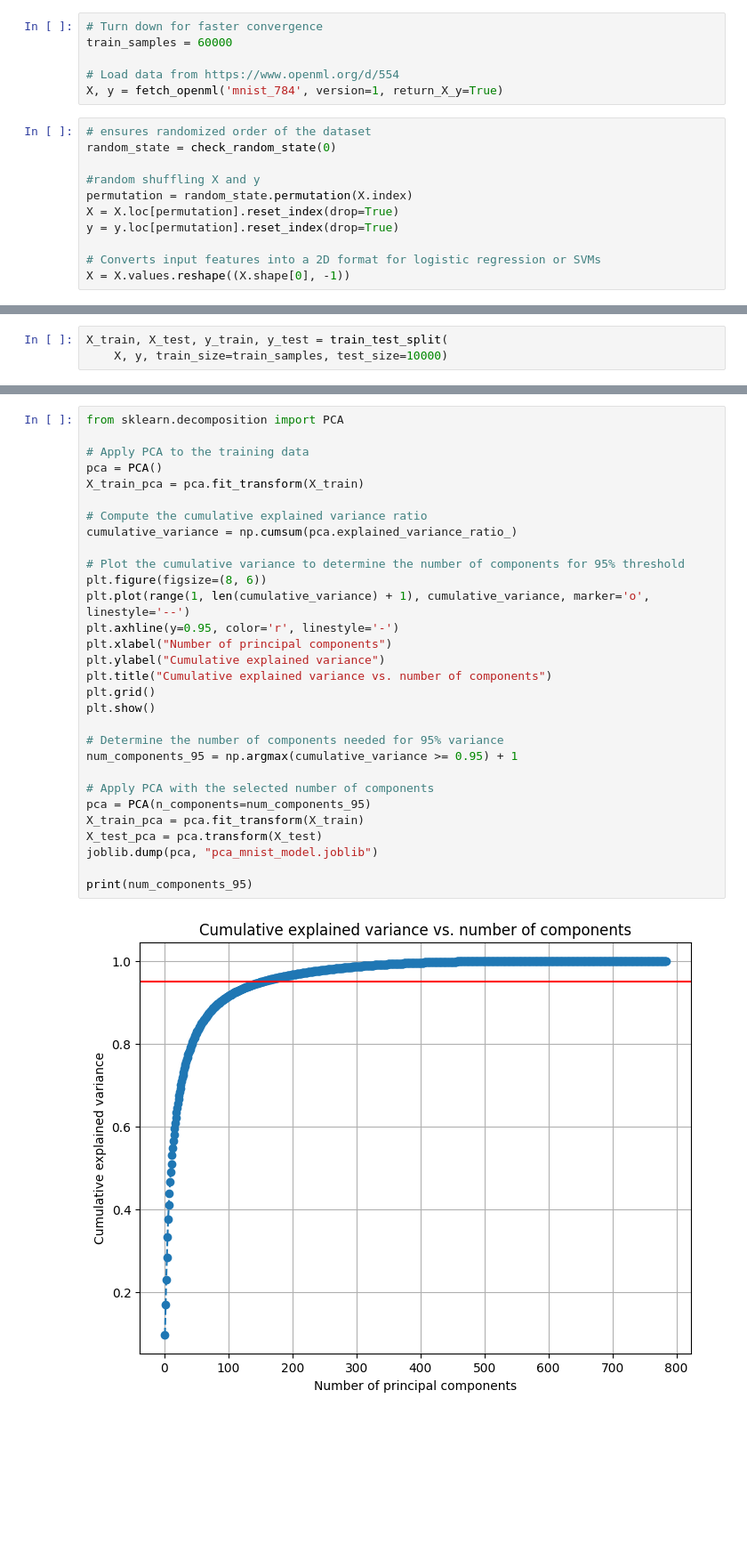
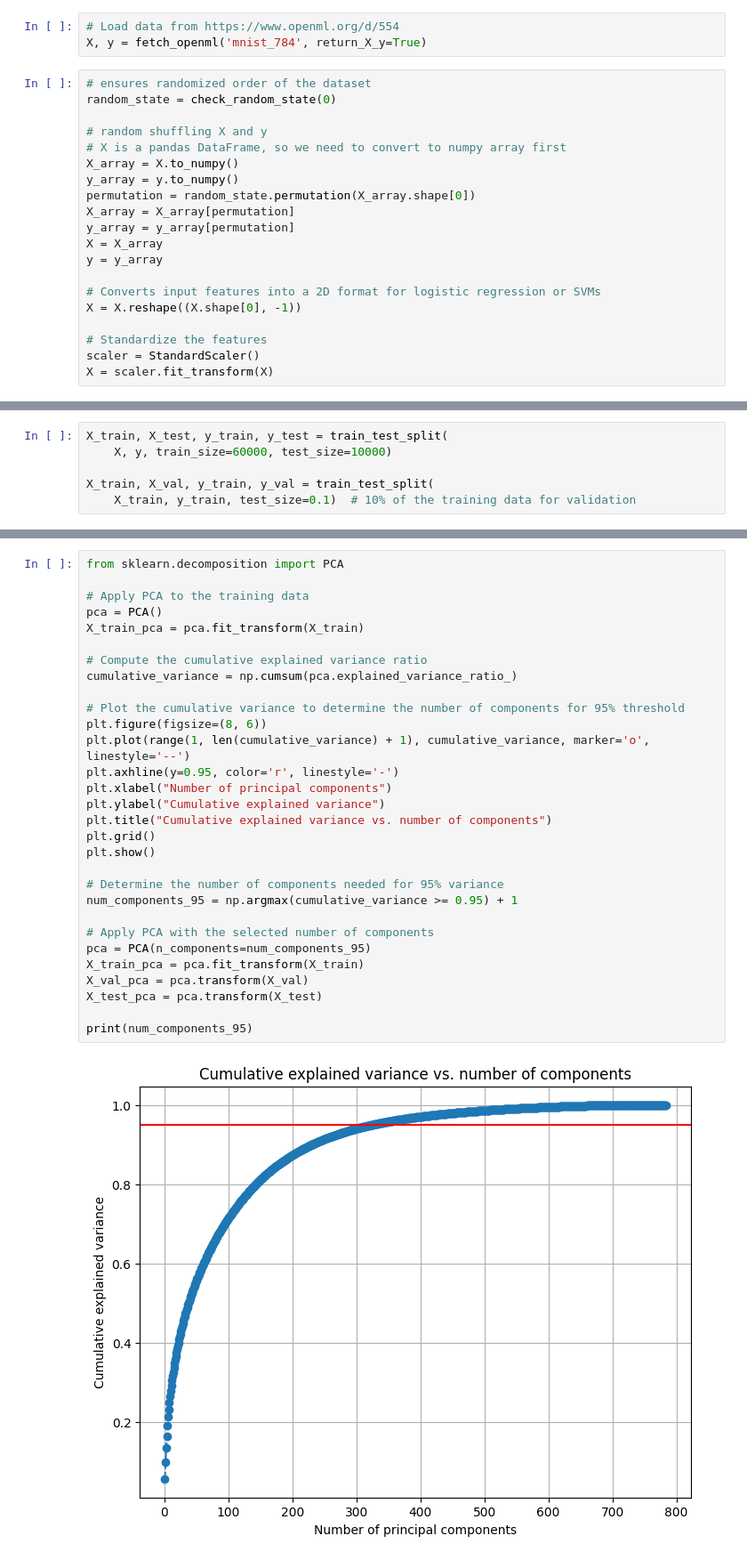
Before and after one commit to maria-lagerholm/ec_utbildning, a Jupyter notebook: machine_learning/notebooks/mnist_svm.ipynb, the cells around one changed output, grey strips where cells are left out. Shown: that part at 89% size. Drawn from its saved outputs; the diff is of its cells as text; blank space fills up the shorter version.

```diff
--- a/machine_learning/notebooks/mnist_svm.ipynb
+++ b/machine_learning/notebooks/mnist_svm.ipynb
@@ -14,17 +14,23 @@ import joblib
 # %%
-# Turn down for faster convergence
-train_samples = 60000
-
 # Load data from https://www.openml.org/d/554
-X, y = fetch_openml('mnist_784', version=1, return_X_y=True)
+X, y = fetch_openml('mnist_784', return_X_y=True)
 # %%
 # ensures randomized order of the dataset
 random_state = check_random_state(0)
 
-#random shuffling X and y
-permutation = random_state.permutation(X.index)
-X = X.loc[permutation].reset_index(drop=True)
-y = y.loc[permutation].reset_index(drop=True)
+# random shuffling X and y
+# X is a pandas DataFrame, so we need to convert to numpy array first
+X_array = X.to_numpy()
+y_array = y.to_numpy()
+permutation = random_state.permutation(X_array.shape[0])
+X_array = X_array[permutation]
+y_array = y_array[permutation]
+X = X_array
+y = y_array
 
 # Converts input features into a 2D format for logistic regression or SVMs
-X = X.values.reshape((X.shape[0], -1))
+X = X.reshape((X.shape[0], -1))
+
+# Standardize the features
+scaler = StandardScaler()
+X = scaler.fit_transform(X)
@@ -44,4 +52,7 @@ plt.show()
 [figure]
 # %%
 X_train, X_test, y_train, y_test = train_test_split(
-    X, y, train_size=train_samples, test_size=10000)
+    X, y, train_size=60000, test_size=10000)
+
+X_train, X_val, y_train, y_val = train_test_split(
+    X_train, y_train, test_size=0.1)  # 10% of the training data for validation
@@ -52,32 +59,32 @@ print(X.shape, y.shape)
 # %%
 from sklearn.decomposition import PCA
 
 # Apply PCA to the training data
 pca = PCA()
 X_train_pca = pca.fit_transform(X_train)
 
 # Compute the cumulative explained variance ratio
 cumulative_variance = np.cumsum(pca.explained_variance_ratio_)
 
 # Plot the cumulative variance to determine the number of components for 95% threshold
 plt.figure(figsize=(8, 6))
 plt.plot(range(1, len(cumulative_variance) + 1), cumulative_variance, marker='o', linestyle='--')
 plt.axhline(y=0.95, color='r', linestyle='-')
 plt.xlabel("Number of principal components")
 plt.ylabel("Cumulative explained variance")
 plt.title("Cumulative explained variance vs. number of components")
 plt.grid()
 plt.show()
 
 # Determine the number of components needed for 95% variance
 num_components_95 = np.argmax(cumulative_variance >= 0.95) + 1
 
 # Apply PCA with the selected number of components
 pca = PCA(n_components=num_components_95)
 X_train_pca = pca.fit_transform(X_train)
+X_val_pca = pca.transform(X_val)
 X_test_pca = pca.transform(X_test)
-joblib.dump(pca, "pca_mnist_model.joblib")
 
 print(num_components_95)
 # %% [output]
-[figure, old version]
+[figure, new version]
```
Also changed, not shown: parts of 10 cells of this notebook, 9 other files.
